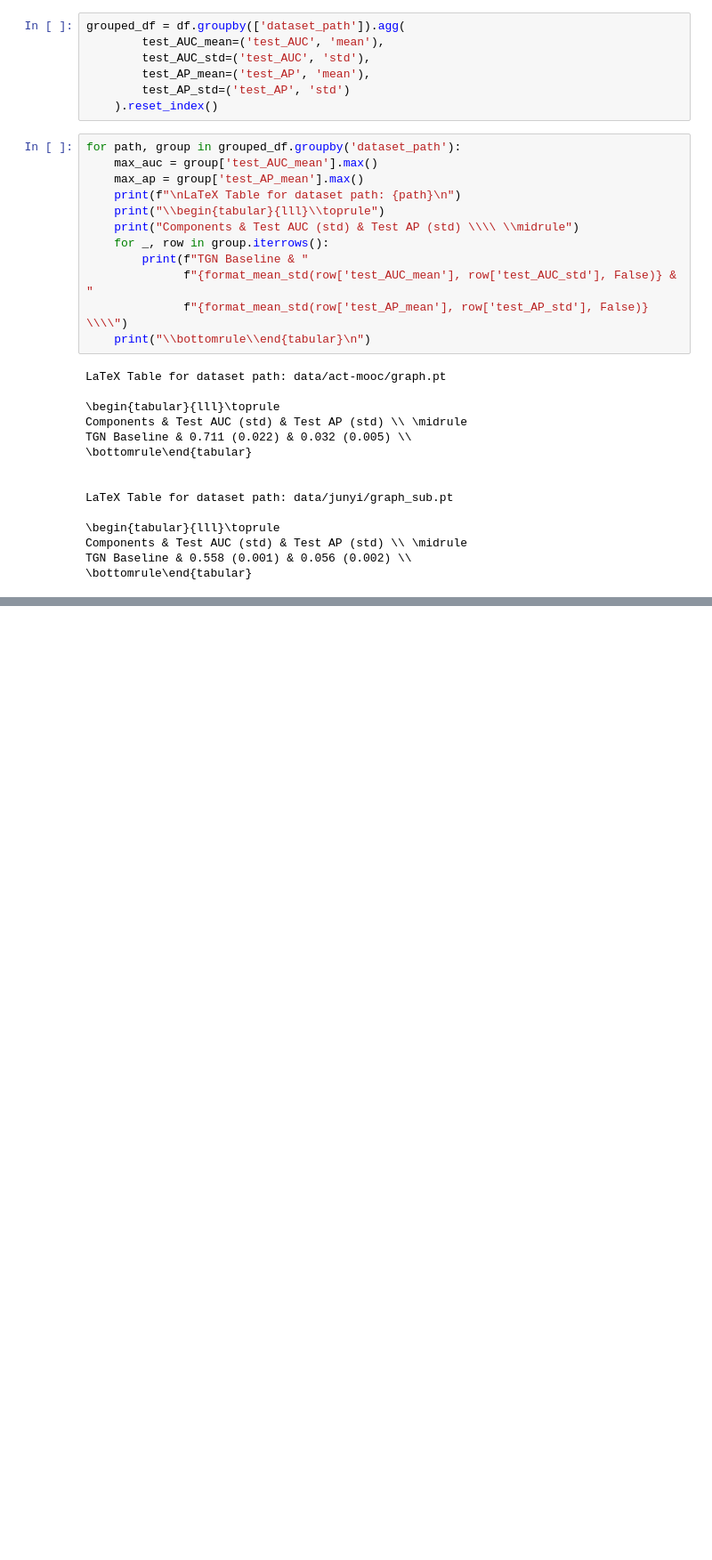
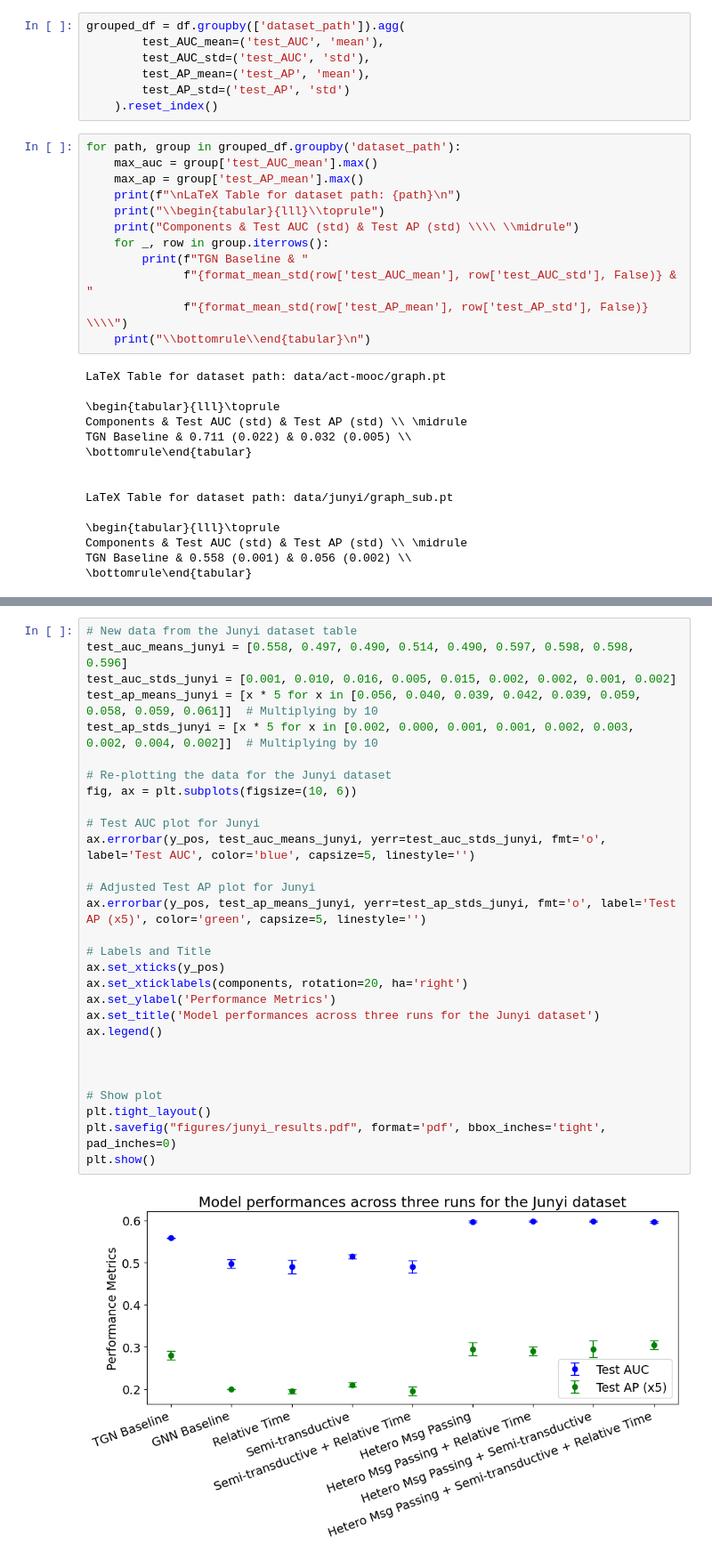
Before and after one commit to dominikglandorf/mooc-dropout-gnn, a Jupyter notebook: process_results.ipynb, the cells around one changed output, grey strips where cells are left out. Shown at 89% size. Cells and saved outputs as stored; diff of their text form; blank space fills up the shorter version.

```diff
--- a/process_results.ipynb
+++ b/process_results.ipynb
@@ -103,0 +150,31 @@ TGN Baseline & 0.558 (0.001) & 0.056 (0.002) \\
+# %%
+# New data from the Junyi dataset table
+test_auc_means_junyi = [0.558, 0.497, 0.490, 0.514, 0.490, 0.597, 0.598, 0.598, 0.596]
+test_auc_stds_junyi = [0.001, 0.010, 0.016, 0.005, 0.015, 0.002, 0.002, 0.001, 0.002]
+test_ap_means_junyi = [x * 5 for x in [0.056, 0.040, 0.039, 0.042, 0.039, 0.059, 0.058, 0.059, 0.061]]  # Multiplying by 10
+test_ap_stds_junyi = [x * 5 for x in [0.002, 0.000, 0.001, 0.001, 0.002, 0.003, 0.002, 0.004, 0.002]]  # Multiplying by 10
+
+# Re-plotting the data for the Junyi dataset
+fig, ax = plt.subplots(figsize=(10, 6))
+
+# Test AUC plot for Junyi
+ax.errorbar(y_pos, test_auc_means_junyi, yerr=test_auc_stds_junyi, fmt='o', label='Test AUC', color='blue', capsize=5, linestyle='')
+
+# Adjusted Test AP plot for Junyi
+ax.errorbar(y_pos, test_ap_means_junyi, yerr=test_ap_stds_junyi, fmt='o', label='Test AP (x5)', color='green', capsize=5, linestyle='')
+
+# Labels and Title
+ax.set_xticks(y_pos)
+ax.set_xticklabels(components, rotation=20, ha='right')
+ax.set_ylabel('Performance Metrics')
+ax.set_title('Model performances across three runs for the Junyi dataset')
+ax.legend()
+
+
+
+# Show plot
+plt.tight_layout()
+plt.savefig("figures/junyi_results.pdf", format='pdf', bbox_inches='tight', pad_inches=0)
+plt.show()
+# %% [output]
+[figure, added]
```
Also changed, not shown: parts of 3 cells of this notebook, 11 other files.
